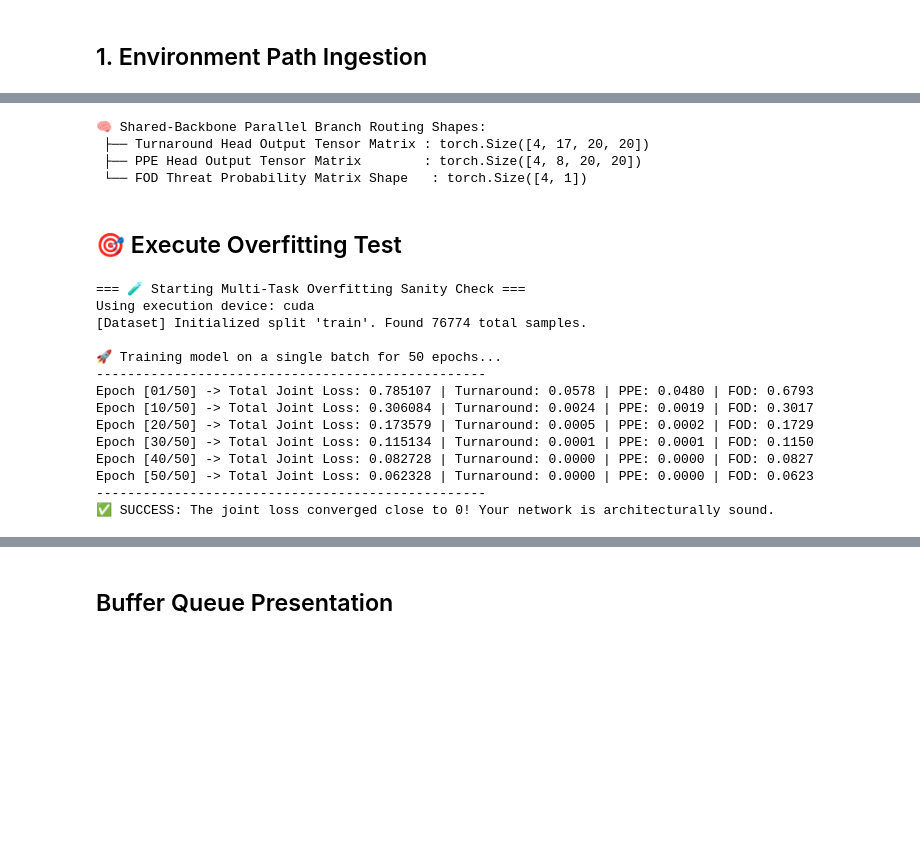
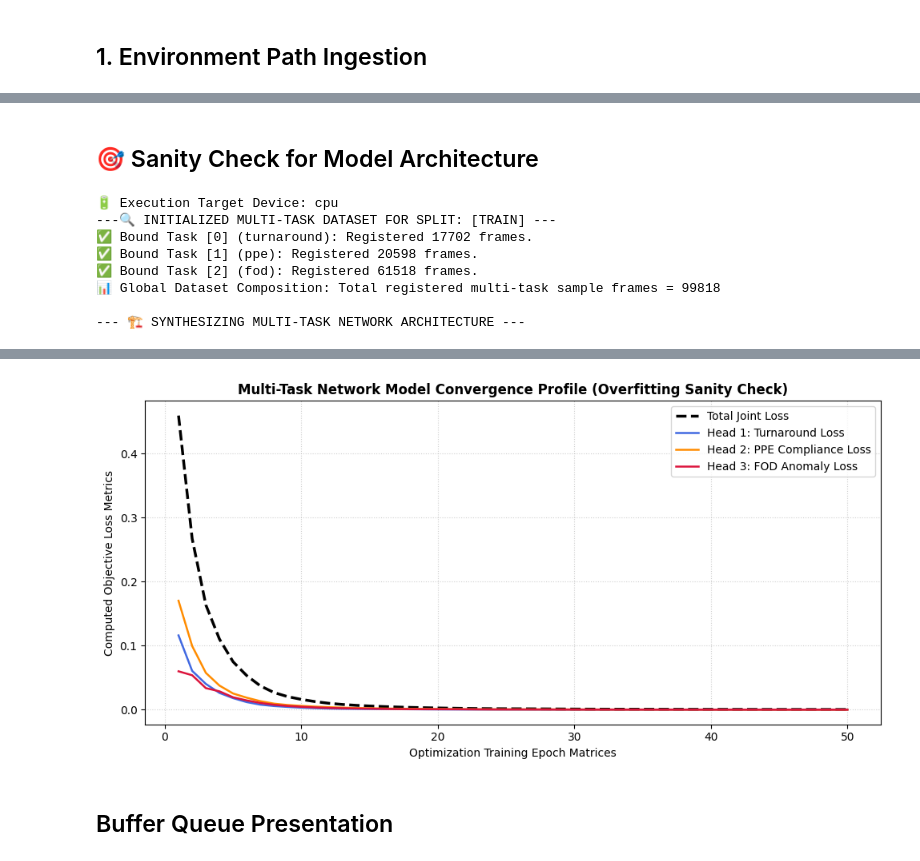
Before and after one commit to shazam-25/airport-incident-detection, a Jupyter notebook: notebooks/02_model_sandbox.ipynb, the cells around one changed output, grey strips where cells are left out. Saved outputs shown, nothing was run; the diff lists cells and outputs as text; code cells hidden in the pictures; blank space fills up the shorter version.

Commit message:
Model Architecture Finalized.

```diff
--- a/notebooks/02_model_sandbox.ipynb
+++ b/notebooks/02_model_sandbox.ipynb
@@ -139,6 +139,8 @@ SRC_DIR = BASE_DIR / "src"
 if str(SRC_DIR) not in sys.path:
     sys.path.append(str(SRC_DIR))
 
+PROC_DIR = str(BASE_DIR / "data" / "processed")
+
 # Device Management Check
 device = torch.device("cuda" if torch.cuda.is_available() else "cpu")
 print(f"🔋 Execution Target Device: {device}")
@@ -227,54 +200,47 @@ Estimated Total Size (MB): 1162.97
 # %%
-# -----------------------------------------------
-# Multi-Head YOLO Model Structure Verification
-# -----------------------------------------------
+# # -----------------------------------------------
+# # Multi-Head YOLO Model Structure Verification
+# # -----------------------------------------------
 
-from models.multi_task_yolo import MultiHeadAirportYOLO
-from utils.common import get_metadata_from_yaml
+# from models.model import MultiTaskAirportNet
+# # from utils.common import get_metadata_from_yaml
 
-CONFIG_DIR = BASE_DIR / "data" / "config"
-turnaround_classes = get_metadata_from_yaml(str(CONFIG_DIR / "turnaround.yaml"))
-ppe_classes = get_metadata_from_yaml(str(CONFIG_DIR / "ppe.yaml"))
+# CONFIG_DIR = BASE_DIR / "data" / "config"
+# # turnaround_classes = get_metadata_from_yaml(str(CONFIG_DIR / "turnaround.yaml"))
+# # ppe_classes = get_metadata_from_yaml(str(CONFIG_DIR / "ppe.yaml"))
 
-# Instantiate your customized shared-backbone topology
-model = MultiHeadAirportYOLO(num_turnaround_cls=len(turnaround_classes), num_ppe_cls=len(ppe_classes))
-model = model.to(device)
+# # Instantiate your customized shared-backbone topology
+# model = MultiTaskAirportNet()
+# model = model.to(device)
 
-# Pass the sampled batch through the network to trace dimensions
-images = images.to(device)
-out_turnaround, out_ppe, out_fod = model(images)
+# # Pass the sampled batch through the network to trace dimensions
+# images = batch['images'].to(device)
+# out_turnaround, out_ppe, out_fod = model(images)
 
-print("🧠 Shared-Backbone Parallel Branch Routing Shapes:")
-print(f" ├── Turnaround Head Output Tensor Matrix : {out_turnaround.shape}")
-print(f" ├── PPE Head Output Tensor Matrix        : {out_ppe.shape}")
-print(f" └── FOD Threat Probability Matrix Shape   : {out_fod.shape}")
+# print("🧠 Shared-Backbone Parallel Branch Routing Shapes:")
+# print(f" ├── Turnaround Head Output Tensor Matrix : {out_turnaround.shape}")
+# print(f" ├── PPE Head Output Tensor Matrix        : {out_ppe.shape}")
+# print(f" └── FOD Threat Probability Matrix Shape   : {out_fod.shape}")
-# %% [output]
-🧠 Shared-Backbone Parallel Branch Routing Shapes:
- ├── Turnaround Head Output Tensor Matrix : torch.Size([4, 17, 20, 20])
- ├── PPE Head Output Tensor Matrix        : torch.Size([4, 8, 20, 20])
- └── FOD Threat Probability Matrix Shape   : torch.Size([4, 1])
-# %% [markdown]
-## 🎯 Execute Overfitting Test
+# %% [markdown]
+## 🎯 Sanity Check for Model Architecture
 # %%
 # -----------------------------------------
 # Check Model Overfitting on Small sample
 # -----------------------------------------
-from training.debug_overfit import run_overfitting_test
+# from models.debug_overfit import run_overfitting_test
 
-# Invokes your isolated execution loop to run 50 memorization steps on a single batch
-run_overfitting_test()
+# # Invokes your isolated execution loop to run 50 memorization steps on a single batch
+# run_overfitting_test()
+
+from models.overfit_test import run_overfitting_check
+
+run_overfitting_check(PROC_DIR)
 # %% [output]
-=== 🧪 Starting Multi-Task Overfitting Sanity Check ===
-Using execution device: cuda
-[Dataset] Initialized split 'train'. Found 76774 total samples.
+🔋 Execution Target Device: cpu
+---🔍 INITIALIZED MULTI-TASK DATASET FOR SPLIT: [TRAIN] ---
+✅ Bound Task [0] (turnaround): Registered 17702 frames.
+✅ Bound Task [1] (ppe): Registered 20598 frames.
+✅ Bound Task [2] (fod): Registered 61518 frames.
+📊 Global Dataset Composition: Total registered multi-task sample frames = 99818
 
-🚀 Training model on a single batch for 50 epochs...
---------------------------------------------------
-Epoch [01/50] -> Total Joint Loss: 0.785107 | Turnaround: 0.0578 | PPE: 0.0480 | FOD: 0.6793
-Epoch [10/50] -> Total Joint Loss: 0.306084 | Turnaround: 0.0024 | PPE: 0.0019 | FOD: 0.3017
-Epoch [20/50] -> Total Joint Loss: 0.173579 | Turnaround: 0.0005 | PPE: 0.0002 | FOD: 0.1729
-Epoch [30/50] -> Total Joint Loss: 0.115134 | Turnaround: 0.0001 | PPE: 0.0001 | FOD: 0.1150
-Epoch [40/50] -> Total Joint Loss: 0.082728 | Turnaround: 0.0000 | PPE: 0.0000 | FOD: 0.0827
-Epoch [50/50] -> Total Joint Loss: 0.062328 | Turnaround: 0.0000 | PPE: 0.0000 | FOD: 0.0623
---------------------------------------------------
-✅ SUCCESS: The joint loss converged close to 0! Your network is architecturally sound.
+--- 🏗️ SYNTHESIZING MULTI-TASK NETWORK ARCHITECTURE ---
@@ -281,3 +259,4 @@ Epoch [50/50] -> Total Joint Loss: 0.062328 | Turnaround: 0.0000 | PPE: 0.0000 |
+[figure, added]
 # %% [markdown]
 ## Buffer Queue Presentation
 # %%
```
Also changed, not shown: parts of 8 cells of this notebook, 5 other files.
